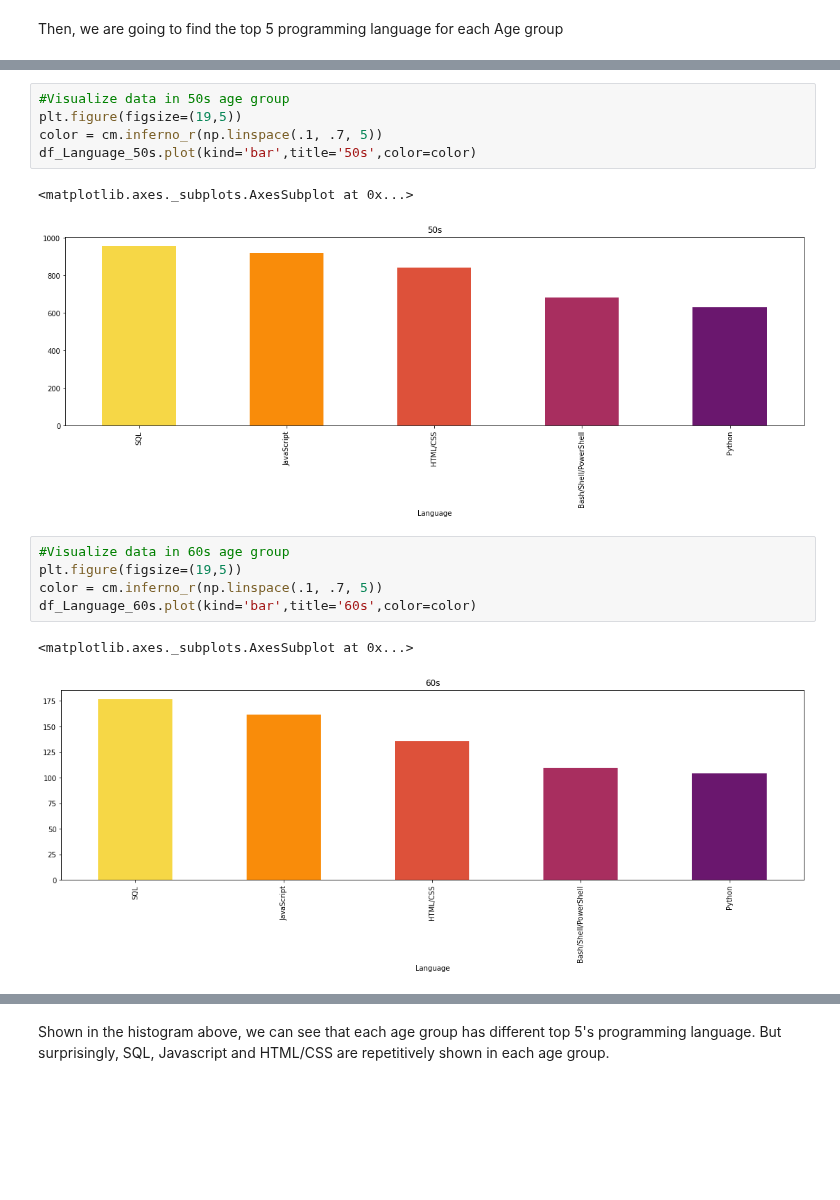
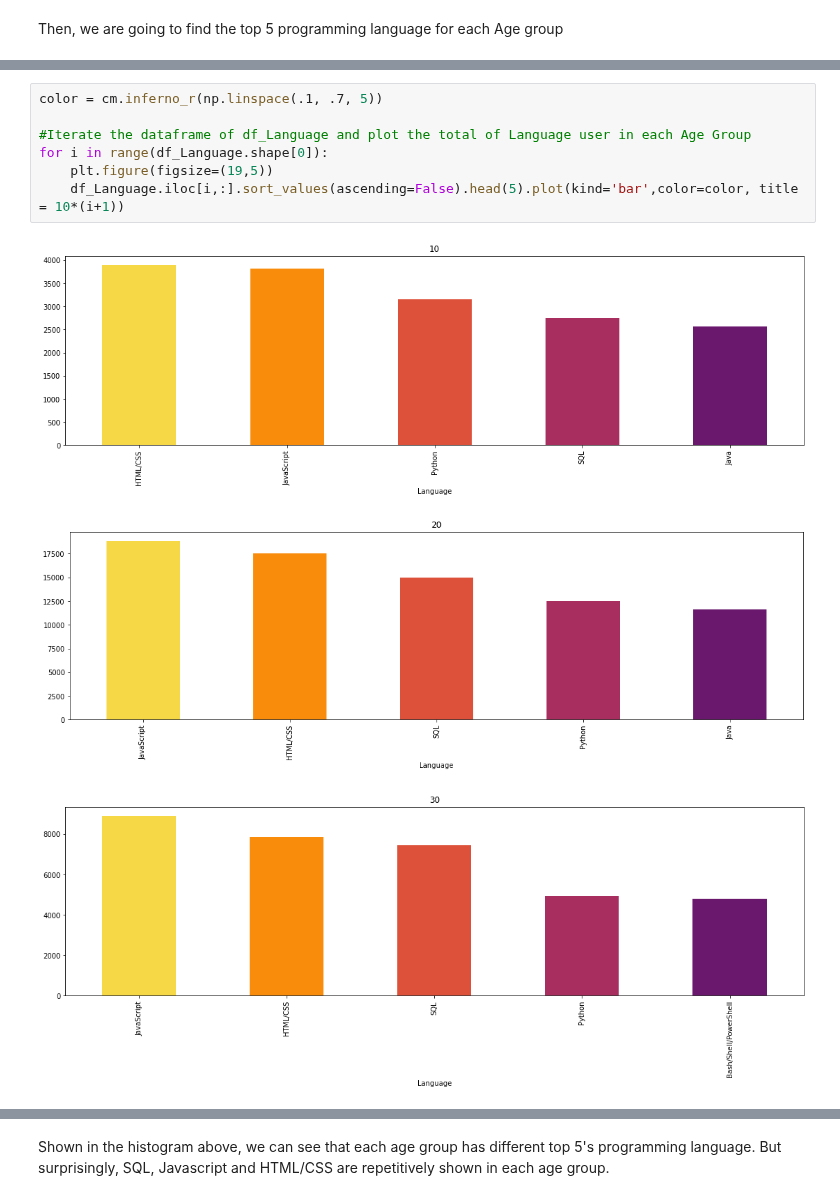
Before and after one commit to yessymarie/dsblogpost, a Jupyter notebook: main.ipynb, the cells around one changed output, grey strips where cells are left out. Saved outputs shown, nothing was run; the diff lists cells and outputs as text; blank space fills up the shorter version.

```diff
--- a/main.ipynb
+++ b/main.ipynb
@@ -186,16 +150,11 @@ df_Language_40s.plot(kind='bar',title='40s',color=color)
-# %%
-#Visualize data in 50s age group
-plt.figure(figsize=(19,5))
-color = cm.inferno_r(np.linspace(.1, .7, 5))
-df_Language_50s.plot(kind='bar',title='50s',color=color)
-# %% [output]
-<matplotlib.axes._subplots.AxesSubplot at 0x...>
-[figure, removed]
-# %%
-#Visualize data in 60s age group
-plt.figure(figsize=(19,5))
-color = cm.inferno_r(np.linspace(.1, .7, 5))
-df_Language_60s.plot(kind='bar',title='60s',color=color)
-# %% [output]
-<matplotlib.axes._subplots.AxesSubplot at 0x...>
-[figure, removed]
+# %%
+color = cm.inferno_r(np.linspace(.1, .7, 5))
+
+#Iterate the dataframe of df_Language and plot the total of Language user in each Age Group
+for i in range(df_Language.shape[0]):
+    plt.figure(figsize=(19,5))
+    df_Language.iloc[i,:].sort_values(ascending=False).head(5).plot(kind='bar',color=color, title = 10*(i+1))
+# %% [output]
+[figure, added]
+[figure, added]
+[figure, added]
```
Also changed, not shown: parts of 14 cells of this notebook.
